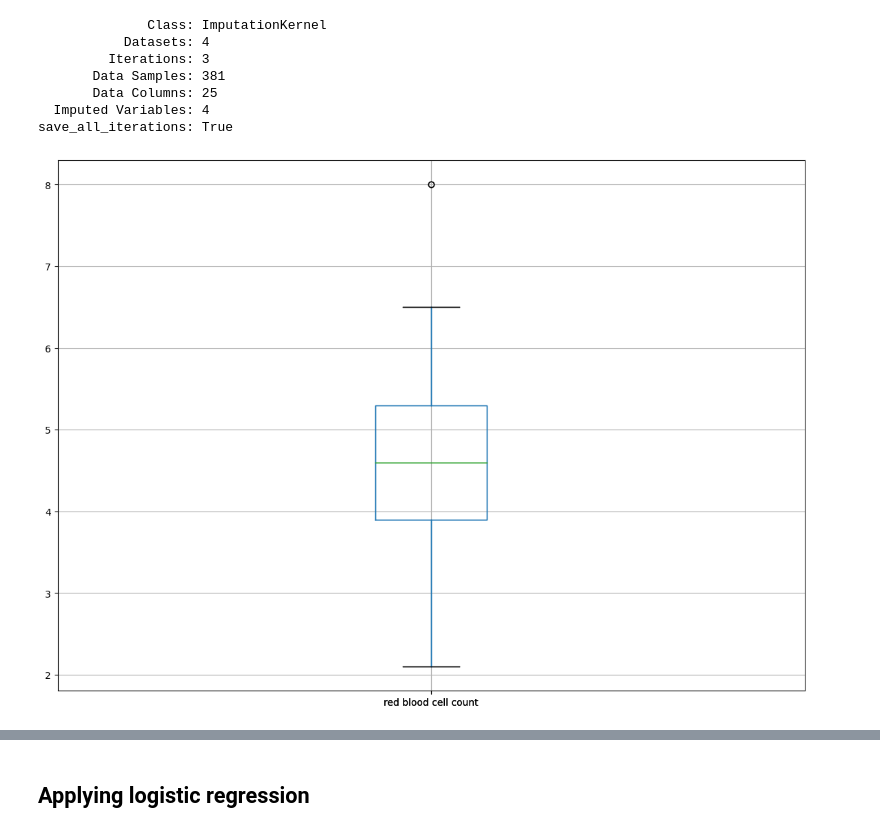
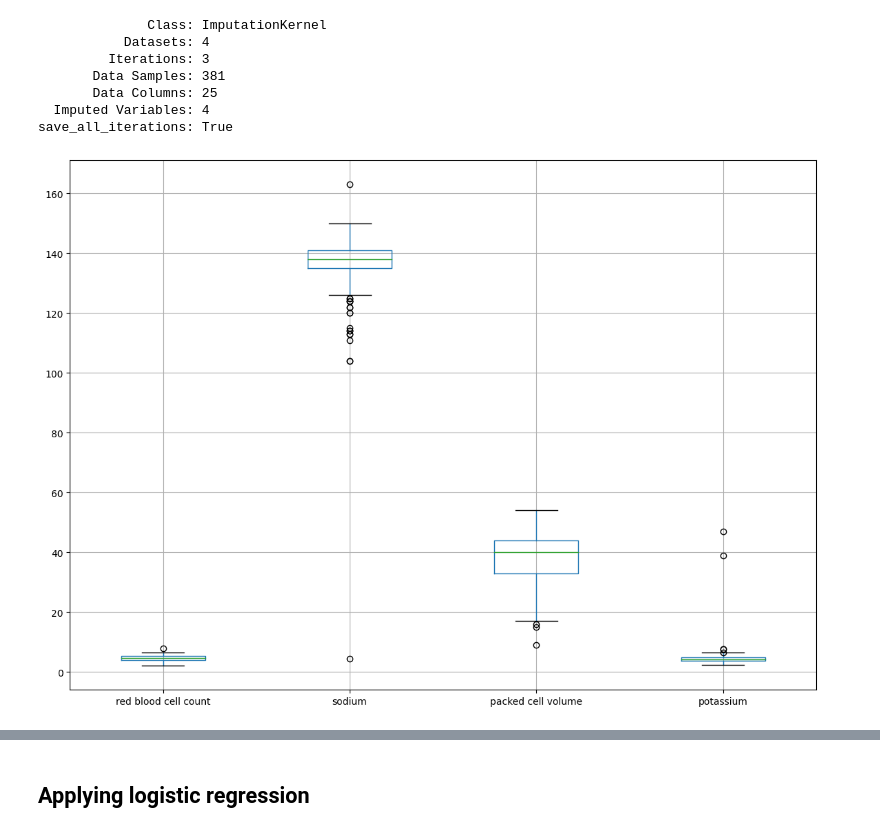
Before and after one commit to Ahmedfetni/checkpoints, a Jupyter notebook: final_ml_checkpoint/machine_learning.ipynb, the cells around one changed output, grey strips where cells are left out. Saved outputs shown, nothing was run; the diff lists cells and outputs as text; code cells hidden in the pictures.

```diff
--- a/final_ml_checkpoint/machine_learning.ipynb
+++ b/final_ml_checkpoint/machine_learning.ipynb
@@ -461,7 +461,7 @@ kernel
 save_all_iterations: True
 # %%
 processed_data= kernel.complete_data()
-processed_data.boxplot('red blood cell count')
+processed_data.boxplot(column=['red blood cell count','sodium', 'packed cell volume','potassium'])
 plot.show()
 # %% [output]
-[figure, old version]
+[figure, new version]
```
Also changed, not shown: parts of 39 cells of this notebook.
